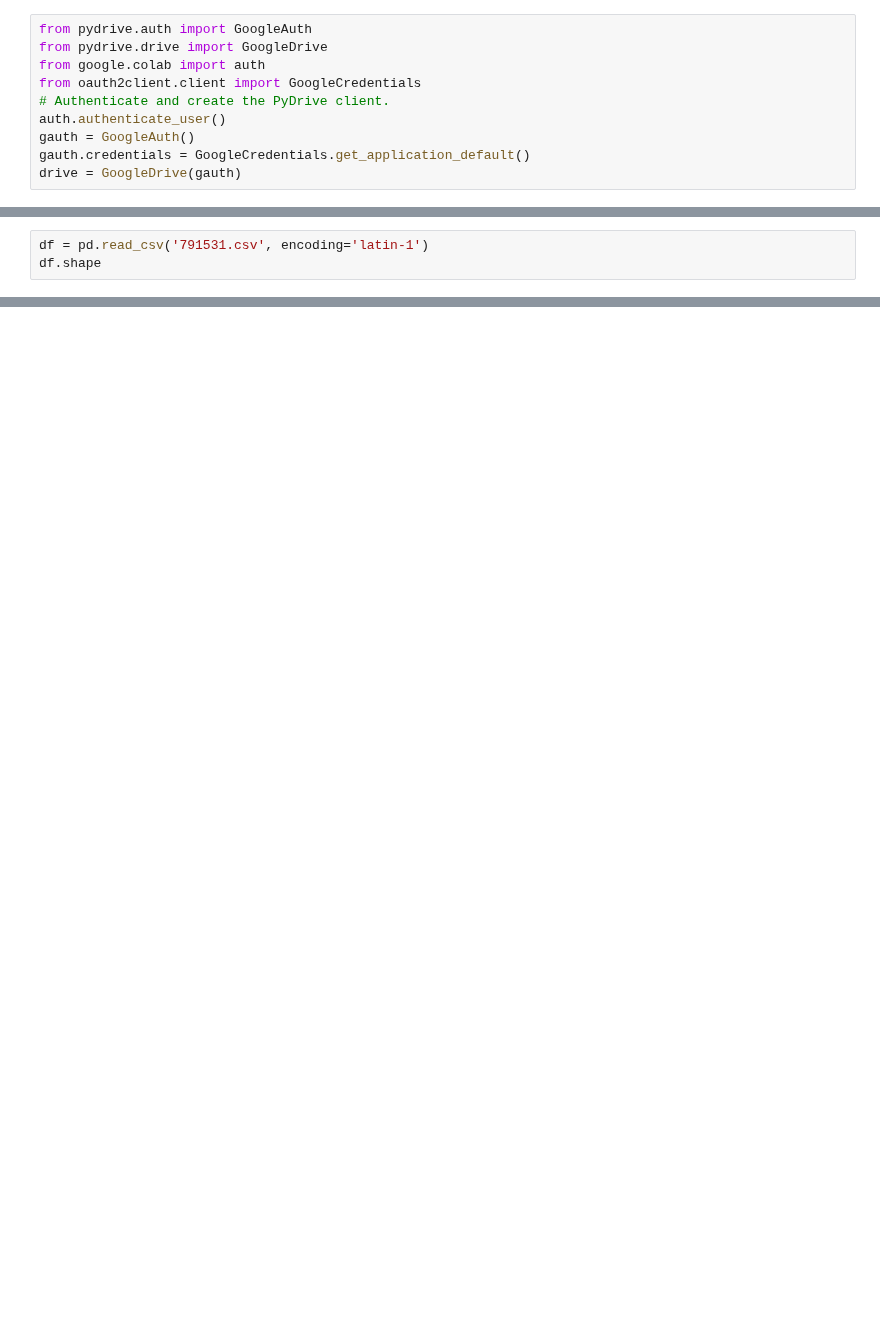
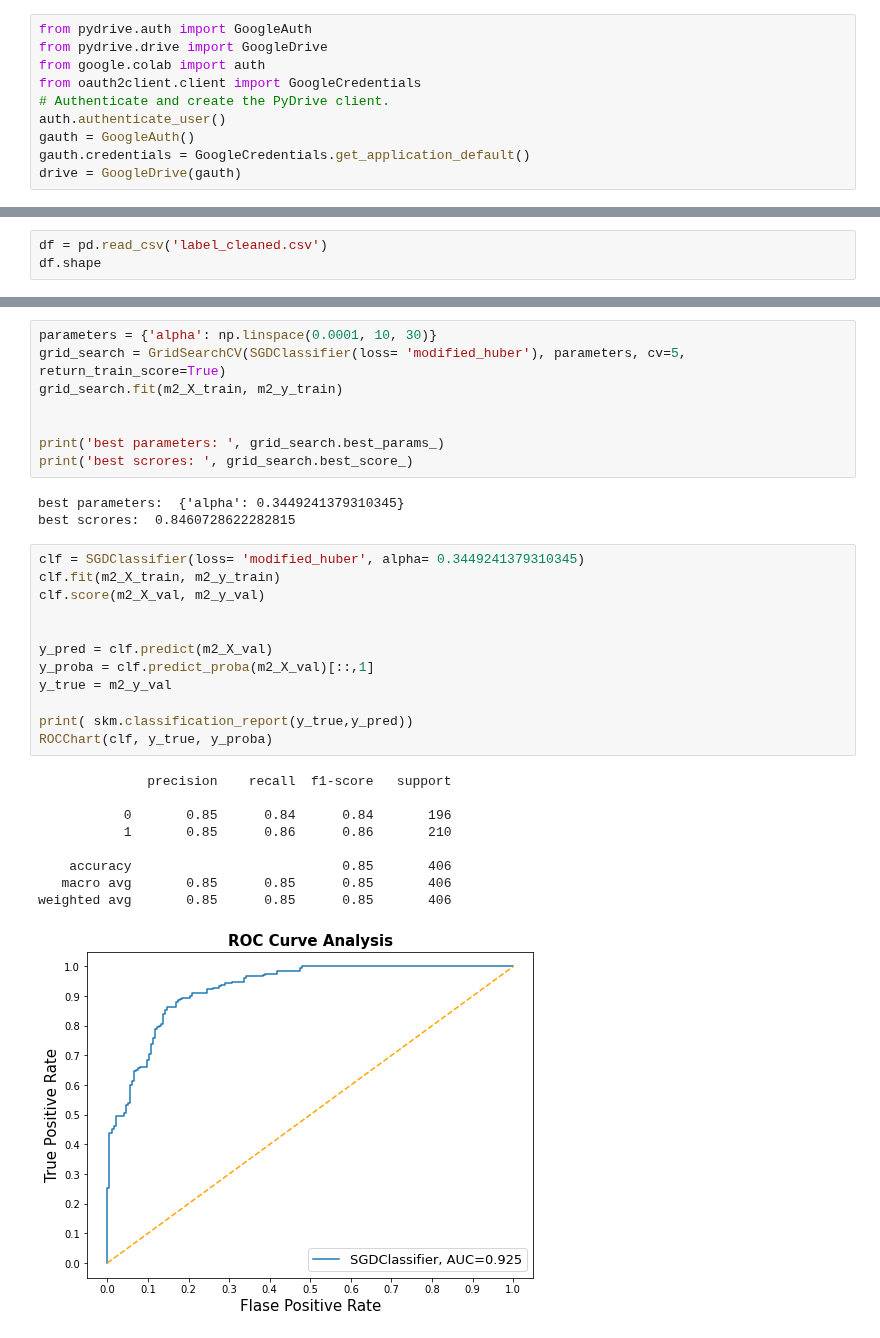
Before and after one commit to Liam-LT/NLP-TweetProfiler, a Jupyter notebook: Model1.ipynb, the cells around one changed output, grey strips where cells are left out. Drawn from its saved outputs; the diff is of its cells as text; blank space fills up the shorter version.

```diff
--- a/Model1.ipynb
+++ b/Model1.ipynb
@@ -93,4 +98,4 @@ downloaded.GetContentFile('791531.csv')
 # %%
-df = pd.read_csv('791531.csv', encoding='latin-1')
+df = pd.read_csv('label_cleaned.csv')
 df.shape
 # %% [output]
@@ -402,0 +559,33 @@ df2.reset_index(drop=True, inplace= True)
+# %%
+parameters = {'alpha': np.linspace(0.0001, 10, 30)}
+grid_search = GridSearchCV(SGDClassifier(loss= 'modified_huber'), parameters, cv=5, return_train_score=True)
+grid_search.fit(m2_X_train, m2_y_train)
+
+
+print('best parameters: ', grid_search.best_params_)
+print('best scrores: ', grid_search.best_score_)
+# %% [output]
+best parameters:  {'alpha': 0.3449241379310345}
+best scrores:  0.8460728622282815
+# %%
+clf = SGDClassifier(loss= 'modified_huber', alpha= 0.3449241379310345)
+clf.fit(m2_X_train, m2_y_train)
+clf.score(m2_X_val, m2_y_val)
+
+
+y_pred = clf.predict(m2_X_val)
+y_proba = clf.predict_proba(m2_X_val)[::,1]
+y_true = m2_y_val
+
+print( skm.classification_report(y_true,y_pred))
+ROCChart(clf, y_true, y_proba)
+# %% [output]
+              precision    recall  f1-score   support
+
+           0       0.85      0.84      0.84       196
+           1       0.85      0.86      0.86       210
+
+    accuracy                           0.85       406
+   macro avg       0.85      0.85      0.85       406
+weighted avg       0.85      0.85      0.85       406
+[figure, added]
```
Also changed, not shown: parts of 26 cells of this notebook.
